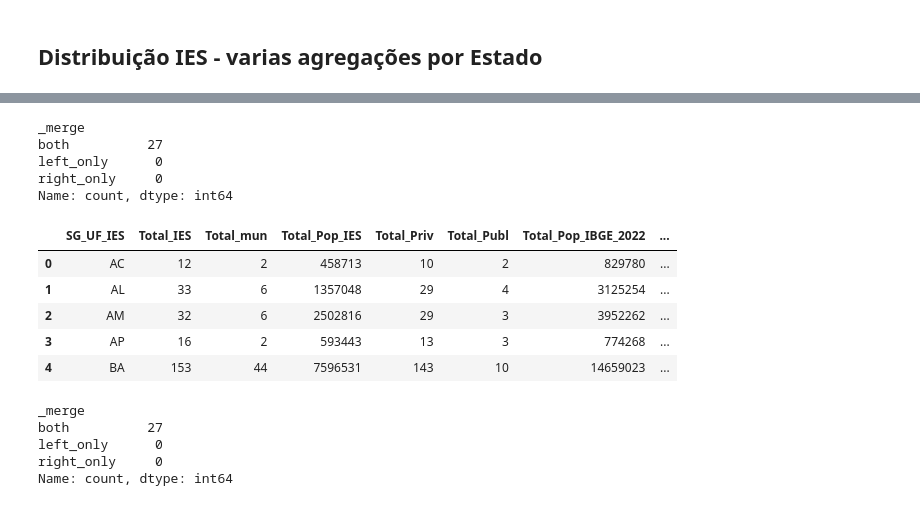
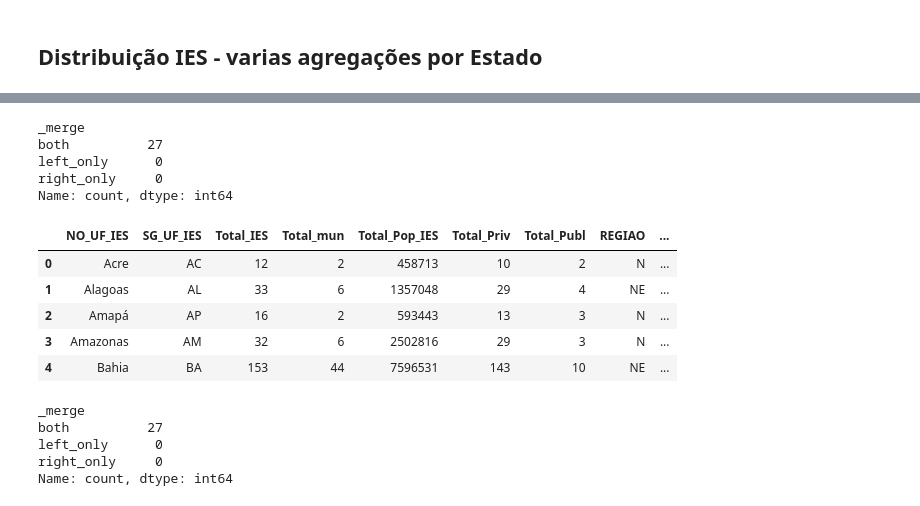
Before and after one commit to AlanaVieira/dados-ies, a Jupyter notebook: cadernos/versao02/01_Prepara_dados_IES.ipynb, the cells around one changed output, grey strips where cells are left out. Drawn from its saved outputs; the diff is of its cells as text; code cells hidden in the pictures.

```diff
--- a/cadernos/versao02/01_Prepara_dados_IES.ipynb
+++ b/cadernos/versao02/01_Prepara_dados_IES.ipynb
@@ -357,13 +406,13 @@ memory usage: 587.6+ KB
 # %% [markdown]
 ## Agrupar População e Qtd de Municipios por Estado
 # %%
-ibge_uf = ibge.groupby('SIGLA_UF').agg({'POP_IBGE_2022':'sum',
-                                        'COD_IBGE':'count',
-                                        'Cod_Mesorregiao': 'nunique',
-                                        'Cod_Microrregiao': 'nunique'})
+ibge_uf = ibge.groupby(['REGIAO','NOME_REGIAO','SIGLA_UF','NOME_UF']).agg({'POP_IBGE_2022':'sum',
+                                                    'COD_IBGE':'count',
+                                                    'Nome_Mesorregiao': 'nunique',
+                                                    'Nome_Microrregiao': 'nunique'})
 ibge_uf = ibge_uf.reset_index().rename(columns={'POP_IBGE_2022':'Total_Pop_IBGE_2022',
                                                 'COD_IBGE':'Total_Mun_IBGE_2022',
-                                                'Cod_Mesorregiao':'Total_Meso',
-                                                'Cod_Microrregiao':'Total_Micro'})
+                                                'Nome_Mesorregiao':'Total_Meso',
+                                                'Nome_Microrregiao':'Total_Micro'})
 ibge_uf.head()
 # %% [output]
@@ -837,12 +909,13 @@ df1: Agregações por UF
 # %%
 # Numero de IES por Estado
 # Numero de municipios por Estado (apenas aqueles que contém ao menos uma IES)
-colunas = ['NO_IES', 'SG_UF_IES','NO_REGIAO_IES', 'NO_MUNICIPIO_IES', 'COD_IBGE',
+colunas = ['NO_IES', 'NO_UF_IES', 'SG_UF_IES','NO_REGIAO_IES', 'NO_MUNICIPIO_IES', 'COD_IBGE',
            'NO_MANTENEDORA',
            'Tipo_Org_Acad', 'Tipo_Cat_Admn','TIPO_INST',
            'POP_IBGE_2013', 'POP_IBGE_2022','Pop_total','Pop_urbana',
            'Pop_total_dom_part','Pop_total_dom_part_exc_renda_nula']
 
 t1 = df_ies[colunas].copy()
-t1 = t1.groupby('SG_UF_IES').agg({'NO_IES':'count', 'COD_IBGE':'nunique'})
-#t1.head()
+#t1 = t1.groupby(['SG_UF_IES']).agg({'NO_IES':'count', 'COD_IBGE':'nunique'})
+t1 = t1.groupby(['NO_UF_IES','SG_UF_IES']).agg({'NO_IES':'count', 'COD_IBGE':'nunique'})
+t1.head()
@@ -851,6 +932,6 @@ t1 = t1.groupby('SG_UF_IES').agg({'NO_IES':'count', 'COD_IBGE':'nunique'})
 # %%
 # População de cada Estado, considerando população dos municípios com IES
 t2 = df_ies[colunas].copy()
-t2 = t2.groupby(['SG_UF_IES','COD_IBGE'])['POP_IBGE_2022'].max().reset_index()
-t2 = t2.groupby('SG_UF_IES')['POP_IBGE_2022'].sum().to_frame()
-#t2.head()
+t2 = t2.groupby(['NO_UF_IES','SG_UF_IES','COD_IBGE'])['POP_IBGE_2022'].max().reset_index()
+t2 = t2.groupby(['NO_UF_IES','SG_UF_IES'])['POP_IBGE_2022'].sum().to_frame()
+t2.head()
@@ -857,6 +946,6 @@ t2 = t2.groupby('SG_UF_IES')['POP_IBGE_2022'].sum().to_frame()
 # %%
 # Numero de IES publicas e privadas por Estado
 t3 = df_ies[colunas].copy()
-t3 = t3.groupby(['SG_UF_IES','TIPO_INST'])['NO_IES'].count().reset_index().rename(columns={'NO_IES':'Total_inst'})
-t3 = pd.pivot(t3, index='SG_UF_IES', columns='TIPO_INST', values = 'Total_inst')
-#t3.head()
+t3 = t3.groupby(['NO_UF_IES','SG_UF_IES','TIPO_INST'])['NO_IES'].count().reset_index().rename(columns={'NO_IES':'Total_inst'})
+t3 = pd.pivot(t3, index=['NO_UF_IES','SG_UF_IES'], columns='TIPO_INST', values = 'Total_inst')
+t3.head()
@@ -863,43 +960,43 @@ t3 = pd.pivot(t3, index='SG_UF_IES', columns='TIPO_INST', values = 'Total_inst')
 # %%
 lista_df = [t1, t2, t3]
 df1_temp = pd.concat(lista_df, axis=1, join='inner', ignore_index=False).reset_index()
-df1_temp.columns = ['SG_UF_IES', 'Total_IES','Total_mun','Total_Pop_IES','Total_Priv','Total_Publ']
+df1_temp.columns = ['NO_UF_IES','SG_UF_IES', 'Total_IES','Total_mun','Total_Pop_IES','Total_Priv','Total_Publ']
 
 # incluir outras infos por UF ao df1
 # Total_Pop_IBGE_2022 	Total_Mun_IBGE_2022 	Total_Meso 	Total_Micro
 df1_temp = pd.merge(df1_temp,
                 ibge_uf,
                 left_on = 'SG_UF_IES',
                 right_on = 'SIGLA_UF',
                 how='inner',
                 indicator=True)
 
 display(df1_temp['_merge'].value_counts()) # para assegurar que todos os dados foram preenchidos
 
-cols_delete = ['_merge','SIGLA_UF']
+cols_delete = ['_merge','SIGLA_UF','NOME_UF']
 for c in cols_delete:
     del df1_temp[c]
 
 # Qtde de municipios com IES / Total municipios
 # possibilita grafico - distribuição dos Municípios com IES por Estados
 df1_temp['Prop_Mun'] = df1_temp['Total_mun'] / df1_temp['Total_Mun_IBGE_2022']*100
 
 # Proporção Qtd População / Total IES
 df1_temp['IES_hab'] = df1_temp['Total_Pop_IES'] / df1_temp['Total_IES']
 
 df1_temp.head()
 # %% [output]
 _merge
 both          27
 left_only      0
 right_only     0
 Name: count, dtype: int64
-|  | SG_UF_IES | Total_IES | Total_mun | Total_Pop_IES | Total_Priv | Total_Publ | Total_Pop_IBGE_2022 | ... |
-| 0 | AC | 12 | 2 | 458713 | 10 | 2 | 829780 | ... |
-| 1 | AL | 33 | 6 | 1357048 | 29 | 4 | 3125254 | ... |
-| 2 | AM | 32 | 6 | 2502816 | 29 | 3 | 3952262 | ... |
-| 3 | AP | 16 | 2 | 593443 | 13 | 3 | 774268 | ... |
-| 4 | BA | 153 | 44 | 7596531 | 143 | 10 | 14659023 | ... |
+|  | NO_UF_IES | SG_UF_IES | Total_IES | Total_mun | Total_Pop_IES | Total_Priv | Total_Publ | REGIAO | ... |
+| 0 | Acre | AC | 12 | 2 | 458713 | 10 | 2 | N | ... |
+| 1 | Alagoas | AL | 33 | 6 | 1357048 | 29 | 4 | NE | ... |
+| 2 | Amapá | AP | 16 | 2 | 593443 | 13 | 3 | N | ... |
+| 3 | Amazonas | AM | 32 | 6 | 2502816 | 29 | 3 | N | ... |
+| 4 | Bahia | BA | 153 | 44 | 7596531 | 143 | 10 | NE | ... |
 # %%
 # acrescentar dados contagem_regioes_UF_IES
 df1 = pd.merge(df1_temp,
```
Also changed, not shown: parts of 44 cells of this notebook, 45 other files.
